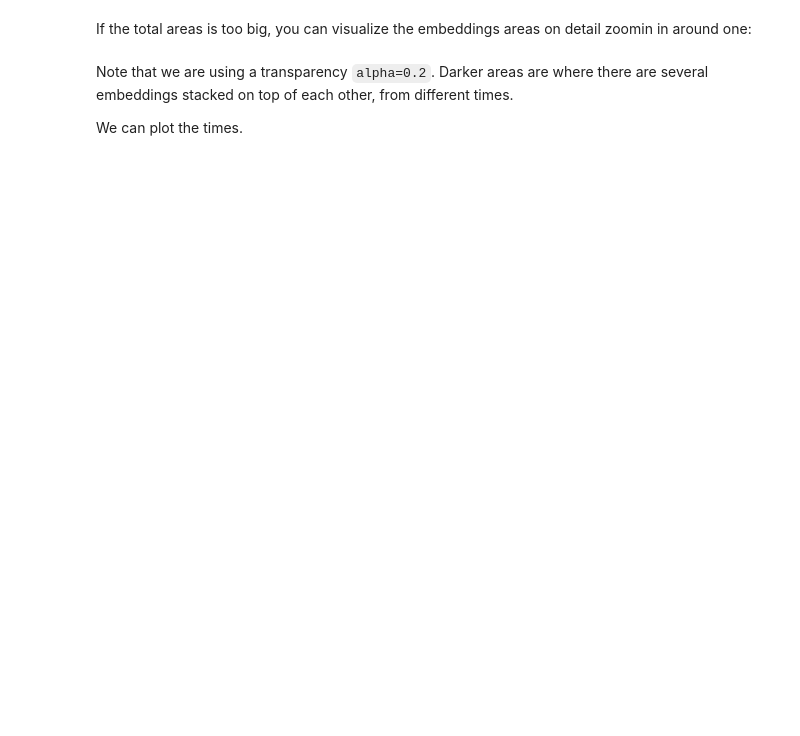
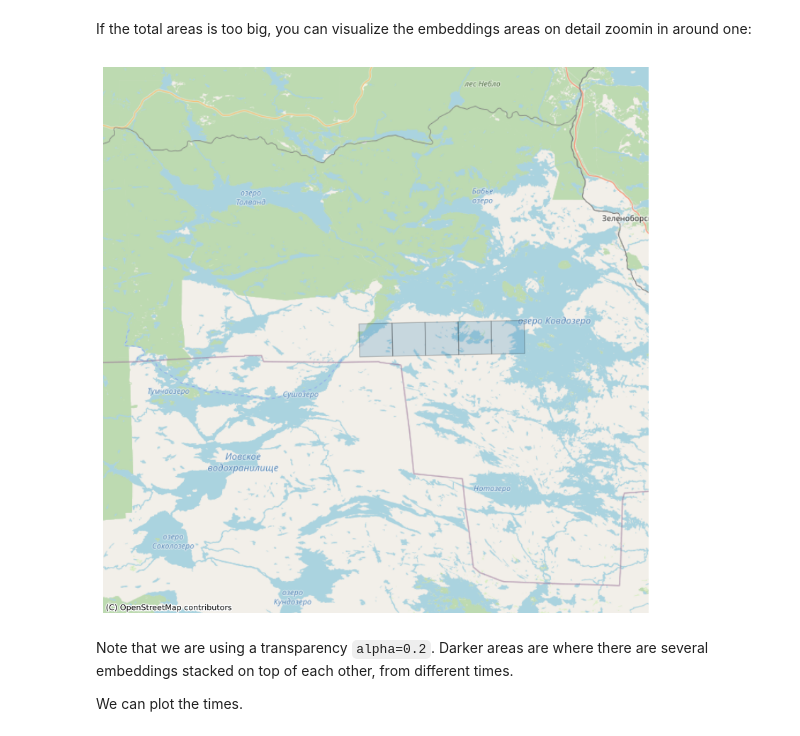
Before and after one commit to Clay-foundation/documentation, a Jupyter notebook: nbs/01_embeddings.ipynb, the cells around one changed output. Saved outputs shown, nothing was run; the diff lists cells and outputs as text; code cells hidden in the pictures; blank space fills up the shorter version.

```diff
--- a/nbs/01_embeddings.ipynb
+++ b/nbs/01_embeddings.ipynb
@@ -254,7 +257,8 @@ class EmbeddingsHandler:
         self.gdf = gdf
         print("Done!\n Total rows: ", len(self.gdf))
 
-    def read_geoparquet_file(self, file: Path):  # Path to the geoparquet file
+    def read_geoparquet_file(self,
+                             file: Path):  # Path to the geoparquet file
         """
         Reads a geoparquet file and returns a dataframe with the embeddings.
         """
@@ -504,3 +497,3 @@ For example, this is how to read 10 random files from a folder:
 # %%
-embeddings_path = Path("/home/brunosan/data/Clay/clay-vector-embeddings-v001")
+embeddings_path = Path("../fixtures/sample_embedding/01WCP_20170701_20210603_v001.gpq")
 embeddings = EmbeddingsHandler(embeddings_path, max_files=10)
@@ -516,14 +518,16 @@ embeddings.plot_locations(indices=[0,1,2,3,4,5], max_rows=2)
 If the total areas is too big, you can visualize the embeddings areas on detail zoomin in around one:
 # %%
 # Get the coordinates of one geometry
-first_geometry = embeddings.gdf.loc[50].geometry
+first_geometry = embeddings.gdf.loc[0].geometry
 # Create a 1km buffer around the first geometry
 buffer = first_geometry.buffer(100 * 1000)  # 100 x 1km
 
 bounds = buffer.bounds
 
 # Call the plot method with the bounds
 embeddings.plot_locations(bounds=bounds)
+# %% [output]
+[figure, added]
 # %% [markdown]
 Note that we are using a transparency `alpha=0.2`. Darker areas are where there are several embeddings stacked on top of each other, from different times.
 
```
Also changed, not shown: parts of 10 cells of this notebook.
